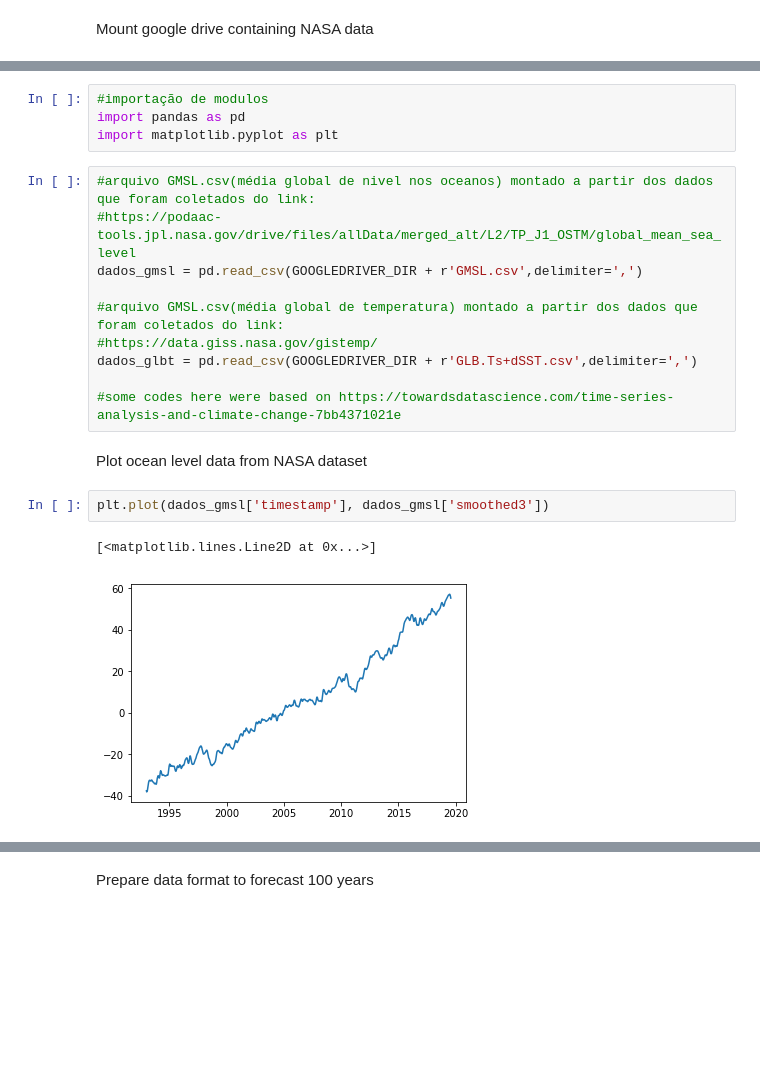
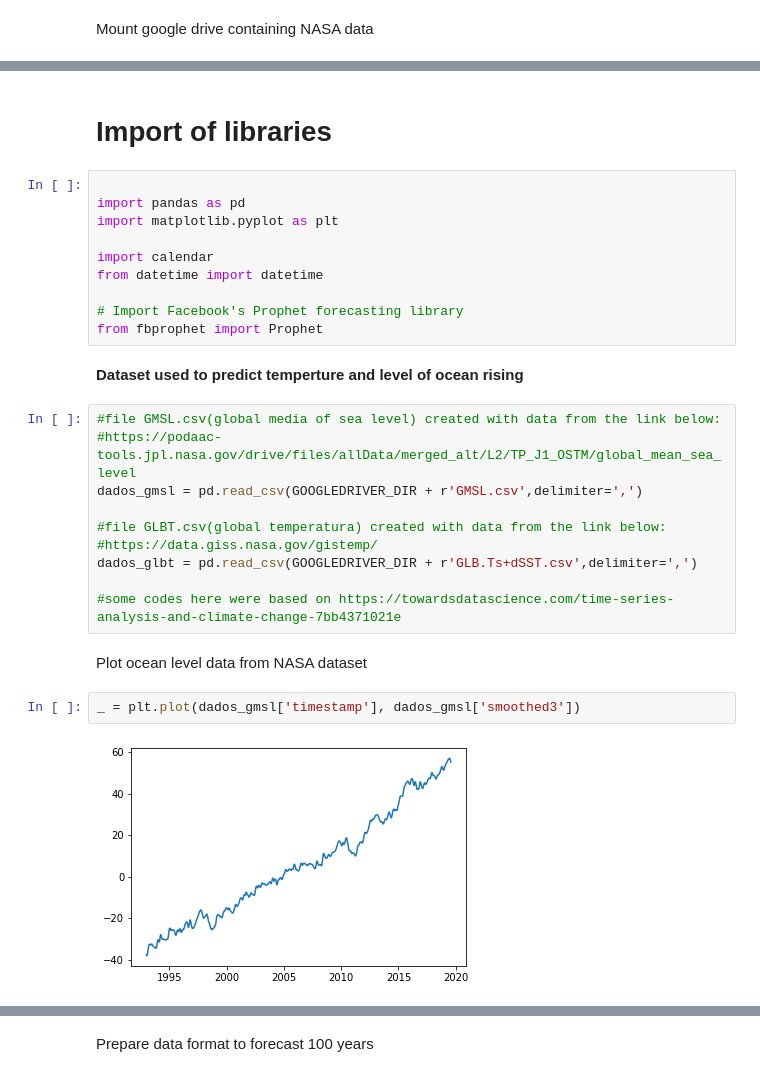
Before and after one commit to heber-augusto/planetaagua, a Jupyter notebook: data/InterfaceDadosNASA.ipynb, the cells around one changed output, grey strips where cells are left out. Cells and saved outputs as stored; diff of their text form; blank space fills up the shorter version.

```diff
--- a/data/InterfaceDadosNASA.ipynb
+++ b/data/InterfaceDadosNASA.ipynb
@@ -13,16 +13,26 @@ Go to this URL in a browser: https://accounts.google.com/o/oauth2/auth?client_id
 Enter your authorization code:
 ··········
 Mounted at /content/gdrive
+# %% [markdown]
+# Import of libraries
 # %%
-#importação de modulos
+
 import pandas as pd
 import matplotlib.pyplot as plt
+
+import calendar
+from datetime import datetime
+
+# Import Facebook's Prophet forecasting library
+from fbprophet import Prophet
+# %% [markdown]
+**Dataset used to predict temperture and level of ocean rising**
 # %%
-#arquivo GMSL.csv(média global de nivel nos oceanos) montado a partir dos dados que foram coletados do link:
+#file GMSL.csv(global media of sea level) created with data from the link below:
 #https://podaac-tools.jpl.nasa.gov/drive/files/allData/merged_alt/L2/TP_J1_OSTM/global_mean_sea_level
 dados_gmsl = pd.read_csv(GOOGLEDRIVER_DIR + r'GMSL.csv',delimiter=',')
 
-#arquivo GMSL.csv(média global de temperatura) montado a partir dos dados que foram coletados do link:
+#file GLBT.csv(global temperatura) created with data from the link below:
 #https://data.giss.nasa.gov/gistemp/
 dados_glbt = pd.read_csv(GOOGLEDRIVER_DIR + r'GLB.Ts+dSST.csv',delimiter=',')
 
@@ -30,7 +40,6 @@ dados_glbt = pd.read_csv(GOOGLEDRIVER_DIR + r'GLB.Ts+dSST.csv',delimiter=',')
 # %% [markdown]
 Plot ocean level data from NASA dataset
 # %%
-plt.plot(dados_gmsl['timestamp'], dados_gmsl['smoothed3'])
+_ = plt.plot(dados_gmsl['timestamp'], dados_gmsl['smoothed3'])
 # %% [output]
-[<matplotlib.lines.Line2D at 0x...>]
-[figure, old version]
+[figure, new version]
```
Also changed, not shown: parts of 5 cells of this notebook.
